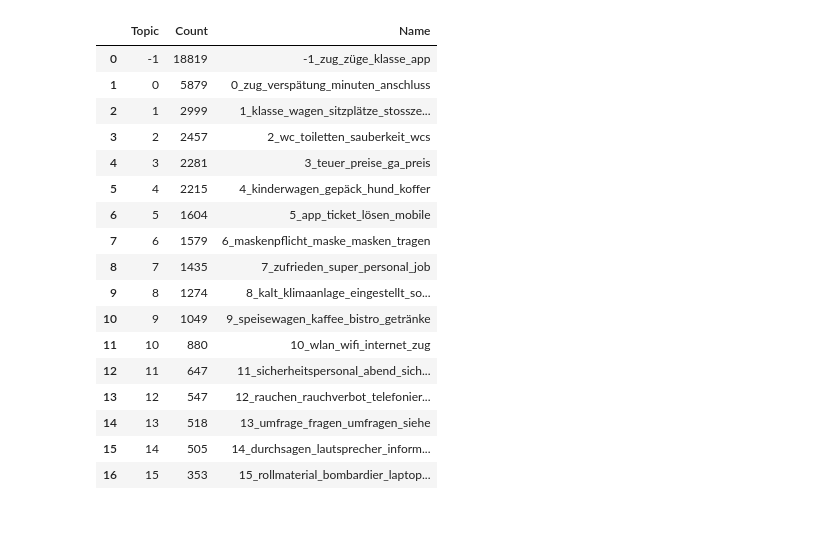
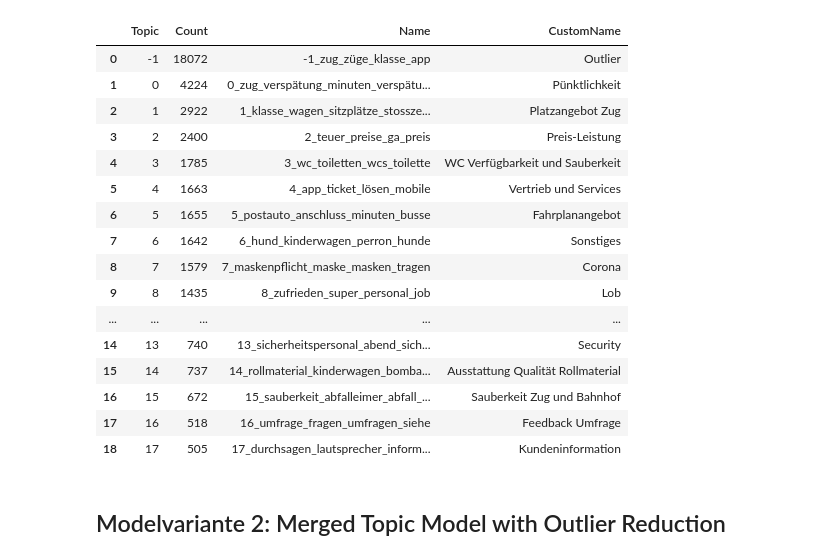
Before and after one commit to Faices/nlp-satisfaction, a Jupyter notebook: code/03_modelling/03d_merging_topics_final_model.ipynb, the cells around one changed output. Cells and saved outputs as stored; diff of their text form; code cells hidden in the pictures; blank space fills up the shorter version.

Commit message:
evaluation of topic models 1 and 2

```diff
--- a/code/03_modelling/03d_merging_topics_final_model.ipynb
+++ b/code/03_modelling/03d_merging_topics_final_model.ipynb
@@ -7,7 +10,8 @@ import pandas as pd
 # %%
 # specify the path of the Excel file
-file_path = '../../exports/tables/topic_keywords_BERTTopic_paraphrase-multilingual-MiniLM-L12-v2_labels_Fachexperten.xlsx'
-sheet_name = 'clusters'  # sheet name
+file_path = '../../exports/tables/Themencluster_Fachexperten_BERTTopic_paraphrase-multilingual-MiniLM-L12-v2_Themencluster_Fachexperten.xlsx'
+sheet_name = 'Cluster_L2'  # sheet name
 
 # import the Excel sheet as a pandas DataFrame
 df = pd.read_excel(file_path, sheet_name=sheet_name)
+df_export = pd.read_excel(file_path, sheet_name='export')
@@ -99,22 +62,9 @@ topic_model.get_topic_freq()
-# %%
-topic_model.get_topic_info()
-# %% [output]
-|  | Topic | Count | Name |
-| 0 | -1 | 18819 | -1_zug_züge_klasse_app |
-| 1 | 0 | 5879 | 0_zug_verspätung_minuten_anschluss |
-| 2 | 1 | 2999 | 1_klasse_wagen_sitzplätze_stossze... |
-| 3 | 2 | 2457 | 2_wc_toiletten_sauberkeit_wcs |
-| 4 | 3 | 2281 | 3_teuer_preise_ga_preis |
-| 5 | 4 | 2215 | 4_kinderwagen_gepäck_hund_koffer |
-| 6 | 5 | 1604 | 5_app_ticket_lösen_mobile |
-| 7 | 6 | 1579 | 6_maskenpflicht_maske_masken_tragen |
-| 8 | 7 | 1435 | 7_zufrieden_super_personal_job |
-| 9 | 8 | 1274 | 8_kalt_klimaanlage_eingestellt_so... |
-| 10 | 9 | 1049 | 9_speisewagen_kaffee_bistro_getränke |
-| 11 | 10 | 880 | 10_wlan_wifi_internet_zug |
-| 12 | 11 | 647 | 11_sicherheitspersonal_abend_sich... |
-| 13 | 12 | 547 | 12_rauchen_rauchverbot_telefonier... |
-| 14 | 13 | 518 | 13_umfrage_fragen_umfragen_siehe |
-| 15 | 14 | 505 | 14_durchsagen_lautsprecher_inform... |
-| 16 | 15 | 353 | 15_rollmaterial_bombardier_laptop... |
+# %%
+# Assign Custom Labels based on Clustering to the Topics
+df_new_model = topic_model.get_topic_info()
+df_new_lables = df_new_model.merge(df,left_on='Count',right_on='Anzahl Kommentare') # Joinin df to have new Topic ids and Custom cluster namens
+df_new_lables.set_index('Topic', inplace=True) # Set the 'Topic' column as the index of the DataFrame
+id_mapping_dict = df_new_lables['Themencluster'].to_dict() # Create a dictionary using the index and 'Themencluster' column
+topic_model.set_topic_labels(id_mapping_dict) # Assign Lables to model
+df_export = topic_model.get_topic_info()
 # %%
@@ -121,0 +74,22 @@ topic_model.save('../../models/BERTTopic_paraphrase-multilingual-MiniLM-L12-v2_m
+# %%
+df_export
+# %% [output]
+|  | Topic | Count | Name | CustomName |
+| 0 | -1 | 18072 | -1_zug_züge_klasse_app | Outlier |
+| 1 | 0 | 4224 | 0_zug_verspätung_minuten_verspätu... | Pünktlichkeit |
+| 2 | 1 | 2922 | 1_klasse_wagen_sitzplätze_stossze... | Platzangebot Zug |
+| 3 | 2 | 2400 | 2_teuer_preise_ga_preis | Preis-Leistung |
+| 4 | 3 | 1785 | 3_wc_toiletten_wcs_toilette | WC Verfügbarkeit und Sauberkeit |
+| 5 | 4 | 1663 | 4_app_ticket_lösen_mobile | Vertrieb und Services |
+| 6 | 5 | 1655 | 5_postauto_anschluss_minuten_busse | Fahrplanangebot |
+| 7 | 6 | 1642 | 6_hund_kinderwagen_perron_hunde | Sonstiges |
+| 8 | 7 | 1579 | 7_maskenpflicht_maske_masken_tragen | Corona |
+| 9 | 8 | 1435 | 8_zufrieden_super_personal_job | Lob |
+| ... | ... | ... | ... | ... |
+| 14 | 13 | 740 | 13_sicherheitspersonal_abend_sich... | Security |
+| 15 | 14 | 737 | 14_rollmaterial_kinderwagen_bomba... | Ausstattung Qualität Rollmaterial |
+| 16 | 15 | 672 | 15_sauberkeit_abfalleimer_abfall_... | Sauberkeit Zug und Bahnhof |
+| 17 | 16 | 518 | 16_umfrage_fragen_umfragen_siehe | Feedback Umfrage |
+| 18 | 17 | 505 | 17_durchsagen_lautsprecher_inform... | Kundeninformation |
+# %% [markdown]
+## Modelvariante 2: Merged Topic Model with Outlier Reduction
```
Also changed, not shown: parts of 16 cells of this notebook, 29 other files.
